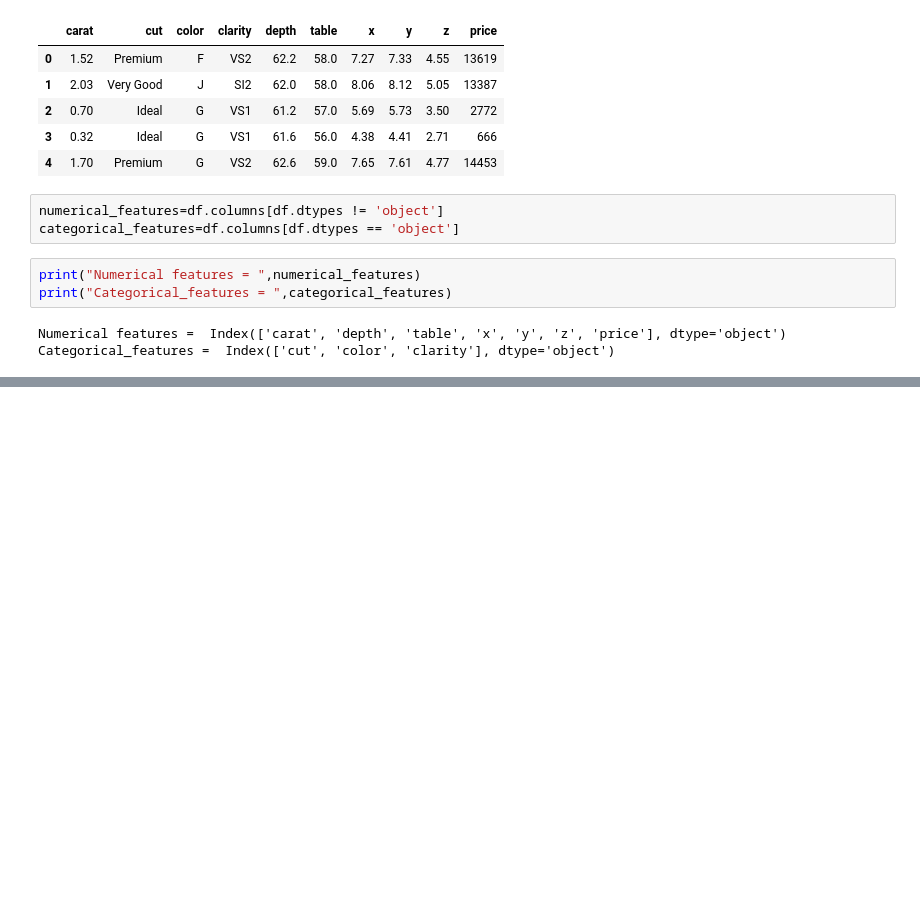
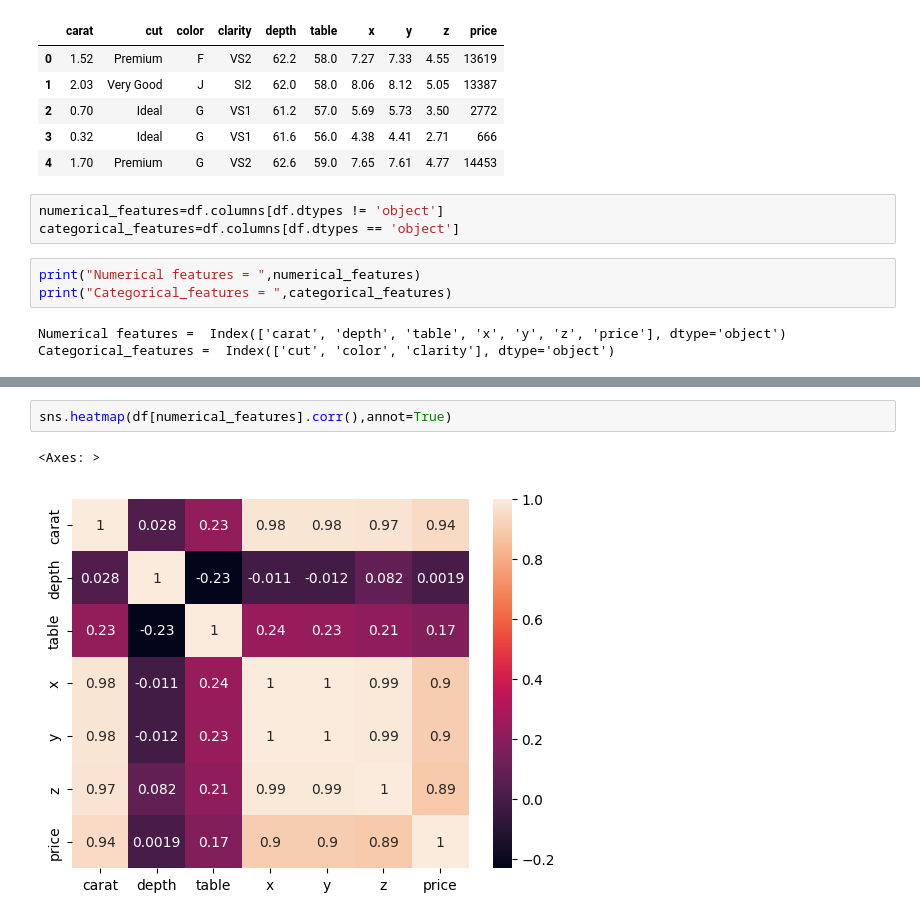
Before and after one commit to dhawalepranav/DiamondPrice, a Jupyter notebook: Notebooks/EDA.ipynb, the cells around one changed output, grey strips where cells are left out. Drawn from its saved outputs; the diff is of its cells as text; blank space fills up the shorter version.

```diff
--- a/Notebooks/EDA.ipynb
+++ b/Notebooks/EDA.ipynb
@@ -91,0 +135,5 @@ Index(['cut', 'color', 'clarity'], dtype='object')
+# %%
+sns.heatmap(df[numerical_features].corr(),annot=True)
+# %% [output]
+<Axes: >
+[figure, added]
```
Also changed, not shown: parts of 10 cells of this notebook.
